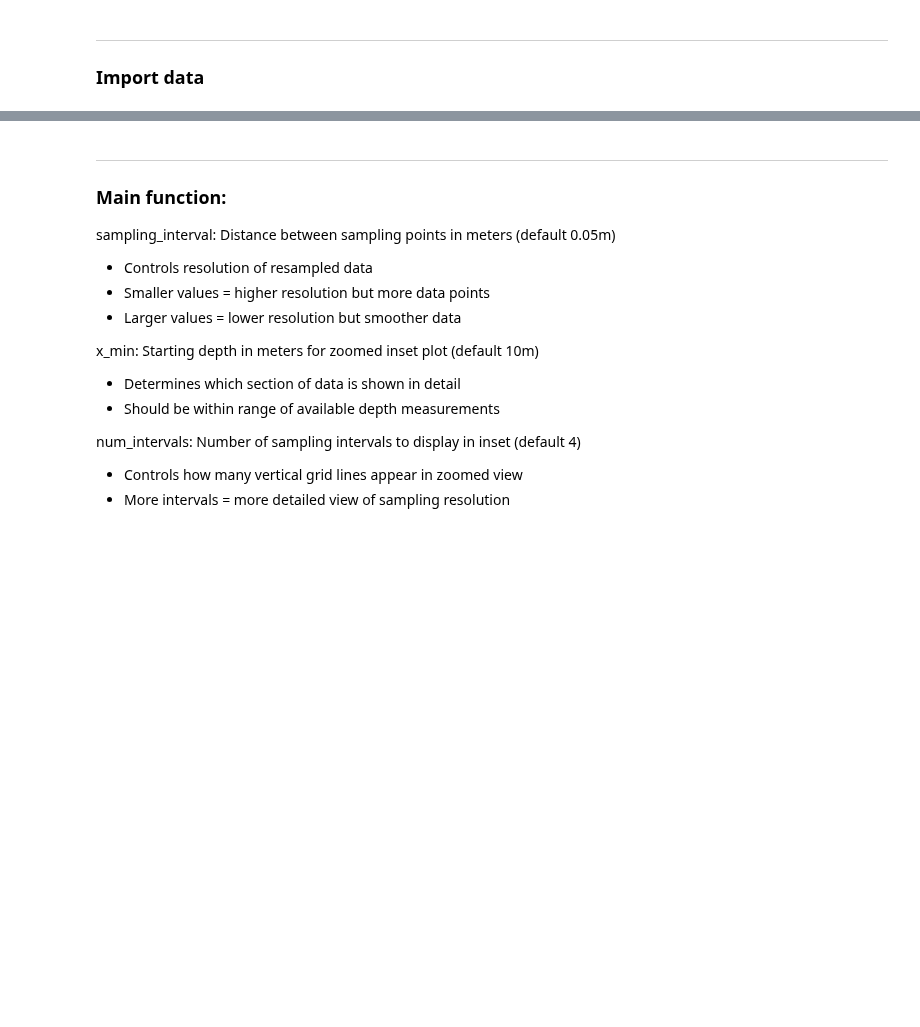
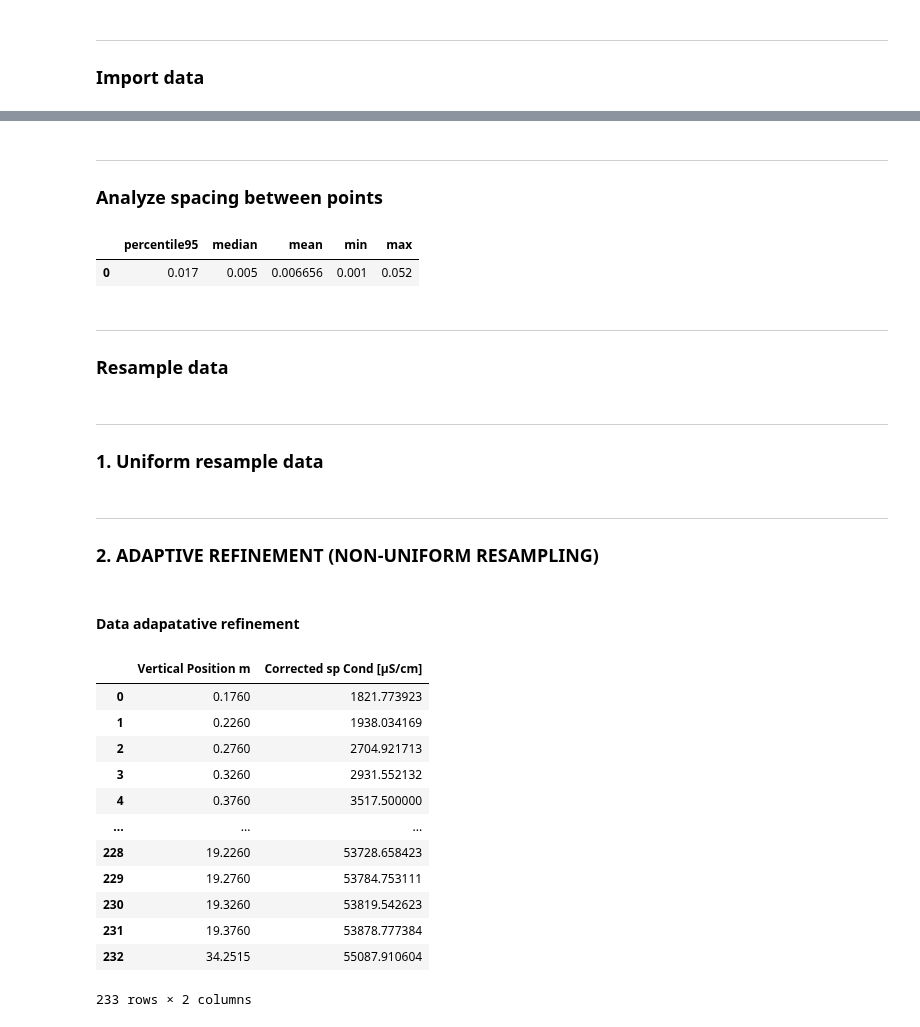
Before and after one commit to androsresearch/freshwater_lens, a Jupyter notebook: notebooks/sandbox/resample_data.ipynb, the cells around one changed output, grey strips where cells are left out. Cells and saved outputs as stored; diff of their text form; code cells hidden in the pictures; blank space fills up the shorter version.

```diff
--- a/notebooks/sandbox/resample_data.ipynb
+++ b/notebooks/sandbox/resample_data.ipynb
@@ -261,17 +63,0 @@ def main(df_example: pd.DataFrame, sampling_interval: float = 0.05,
-# %% [markdown]
----
-
-### Main function:
-
-sampling_interval: Distance between sampling points in meters (default 0.05m)
-  - Controls resolution of resampled data
-  - Smaller values = higher resolution but more data points
-  - Larger values = lower resolution but smoother data
-
-x_min: Starting depth in meters for zoomed inset plot (default 10m)
-  - Determines which section of data is shown in detail
-  - Should be within range of available depth measurements
-
-num_intervals: Number of sampling intervals to display in inset (default 4)
-  - Controls how many vertical grid lines appear in zoomed view
-  - More intervals = more detailed view of sampling resolution
@@ -283,0 +64,4 @@ main(df_example=df_well,
+# %% [markdown]
+---
+
+### Analyze spacing between points
@@ -283,0 +160,13 @@ main(df_example=df_well,
+# %%
+stats_dz, fig = analize_dz(depths = df_well['Vertical Position m'], percentile=95)
+
+fig.show()
+
+stats_dz
+# %% [output]
+|  | percentile95 | median | mean | min | max |
+| 0 | 0.017 | 0.005 | 0.006656 | 0.001 | 0.052 |
+# %% [markdown]
+---
+
+### Resample data
@@ -283,0 +497,4 @@ main(df_example=df_well,
+# %% [markdown]
+---
+
+### 1. Uniform resample data
@@ -283,0 +512,32 @@ main(df_example=df_well,
+# %% [markdown]
+---
+
+### 2. ADAPTIVE REFINEMENT (NON-UNIFORM RESAMPLING)
+# %%
+resample, refin, fig = main(df = df_well,
+                            dz = 0.05, #meters
+                            x_min = 10,
+                            num_intervals = 10,
+                            adaptive_refinement = True,
+                            sort_values = False
+                        )
+
+fig.show()
+# %% [markdown]
+#### Data adapatative refinement
+# %%
+refin
+# %% [output]
+|  | Vertical Position m | Corrected sp Cond [µS/cm] |
+| 0 | 0.1760 | 1821.773923 |
+| 1 | 0.2260 | 1938.034169 |
+| 2 | 0.2760 | 2704.921713 |
+| 3 | 0.3260 | 2931.552132 |
+| 4 | 0.3760 | 3517.500000 |
+| ... | ... | ... |
+| 228 | 19.2260 | 53728.658423 |
+| 229 | 19.2760 | 53784.753111 |
+| 230 | 19.3260 | 53819.542623 |
+| 231 | 19.3760 | 53878.777384 |
+| 232 | 34.2515 | 55087.910604 |
+233 rows × 2 columns
```
Also changed, not shown: parts of 8 cells of this notebook, 3 other files.
